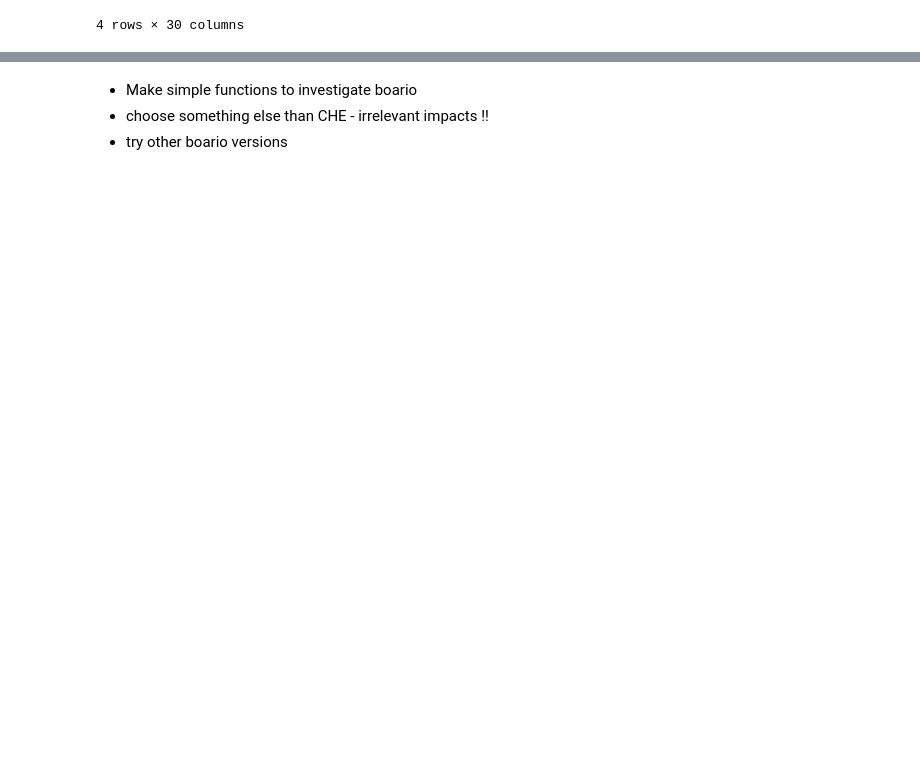
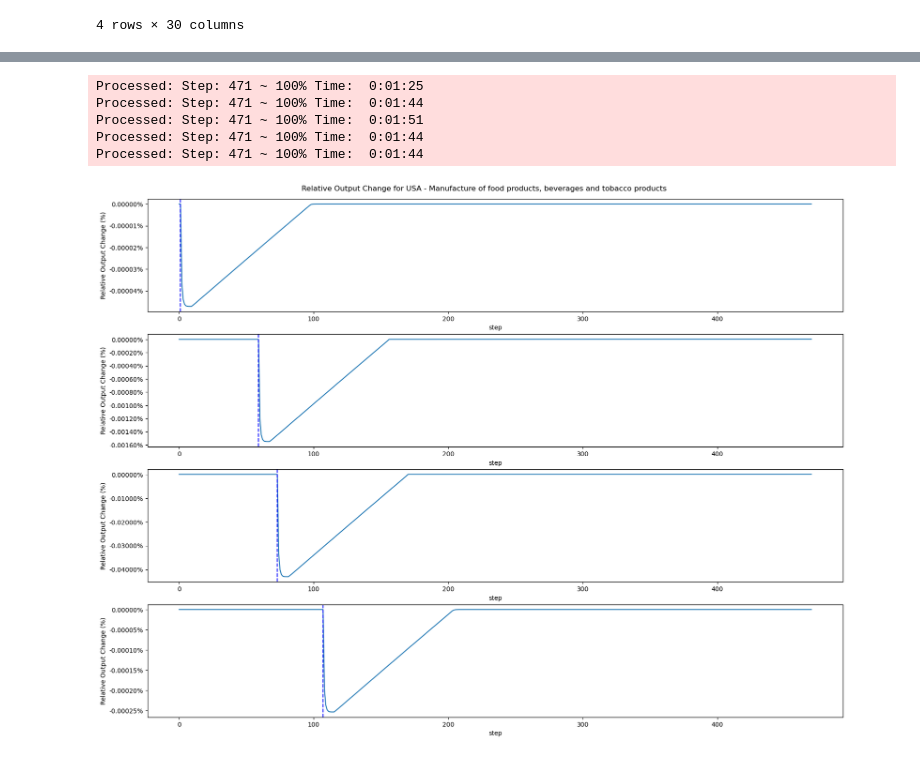
Before and after one commit to CLIMADA-project/climada_petals, a Jupyter notebook: doc/tutorial/climada_engine_SupplyChain.ipynb, the cells around one changed output, grey strips where cells are left out. Cells and saved outputs as stored; diff of their text form; code cells hidden in the pictures; blank space fills up the shorter version.

```diff
--- a/doc/tutorial/climada_engine_SupplyChain.ipynb
+++ b/doc/tutorial/climada_engine_SupplyChain.ipynb
@@ -438,21 +586,0 @@ In the separated version, we get a list of dataframe, with each dataframe showin
-# %%
-fig, ax = plt.subplots(len(supchain.events_date), 1, figsize=(10,10))
-
-for i in range(len(supchain.events_date)):
-
-    # make this a function where one passes country(-ies) or sectors of interest,
-    # or perhaps just pass indicators to investigate the worst (10, 15, 20 etc.)
-    # countries, sectors or both affected.
-
-    prod_losses_che = (supchain.secs_indir_imp['boario_recovery_sep'][i].iloc[0]
-                    - supchain.secs_indir_imp['boario_recovery_sep'][i].iloc[1:]
-                    ).loc[:,('CHE', slice(None))]
-    mainly_aff_che_secs = prod_losses_che.sum(0).sort_values(ascending=False)[:10] # we sum it because it is cumulated over time
-
-    ax[i].axvline(x = supchain.events_date[i]-supchain.events_date[0] + 1, color = 'b', linestyle="--")
-
-    prod_losses_che.loc[:150, ('CHE',
-                            mainly_aff_che_secs.index.get_level_values(1))
-                            ].plot(ax=ax[i],legend=False)
-
-    #ax[i].set_ylim(0, 0.1)
@@ -518,4 +587,44 @@ prod_losses_che.loc[:, ('CHE',
-# %% [markdown]
-- Make simple functions to investigate boario
-- choose something else than CHE - irrelevant impacts !!
-- try other boario versions
+# %%
+supchain.calc_impacts(io_approach='boario',
+                      boario_type = 'recovery',
+                      boario_aggregate = 'sep',
+                      boario_params={
+                          "sim":{}, # We can leave that empty
+                          "model":{ # See boario doc for the meaning of these parameters
+                              "order_type":"noalt",
+                              "alpha_max":1.10,
+                          }, #
+                          "event":{
+                              "duration": 7, # This assumes the event spans over 7 steps (days) (recovery starts only after these)
+                              "recovery_time":90 # This assumes the recovery takes 90 steps
+                          },
+                      }
+                     )
+# %% [output]
+Processed: Step: 471 ~ 100% Time:  0:01:25
+Processed: Step: 471 ~ 100% Time:  0:01:44
+Processed: Step: 471 ~ 100% Time:  0:01:51
+Processed: Step: 471 ~ 100% Time:  0:01:44
+Processed: Step: 471 ~ 100% Time:  0:01:44
+# %%
+fig, ax = plt.subplots(len(supchain.events_date), 1, figsize=(20,15))
+
+region = 'USA'
+sector = "Manufacture of food products, beverages and tobacco products"
+
+for i in range(len(supchain.events_date)):
+    relative_change = (supchain.supchain_imp['boario_recovery_sep'][i].loc[:, (region, sector)] -supchain.supchain_imp['boario_recovery_sep'][i].loc[0, (region, sector)]) / supchain.supchain_imp['boario_recovery_agg'].loc[0, (region, sector)]
+    relative_change.plot(ax=ax[i], legend=False)
+    ax[i].axvline(x = supchain.events_date[i]-supchain.events_date[0] + 1, color = 'b', linestyle="--")
+    ax[i].yaxis.set_major_formatter(plt.FuncFormatter(lambda x, _: '{:.5%}'.format(x)))
+    ax[i].set_ylabel("Relative Output Change (%)")
+
+# Adding y-axis label
+
+
+# Adding a title
+plt.suptitle(f"Relative Output Change for {region} - {sector}",y=0.90)
+
+plt.show()
+# %% [output]
+[figure, added]
```
Also changed, not shown: parts of 75 cells of this notebook.
